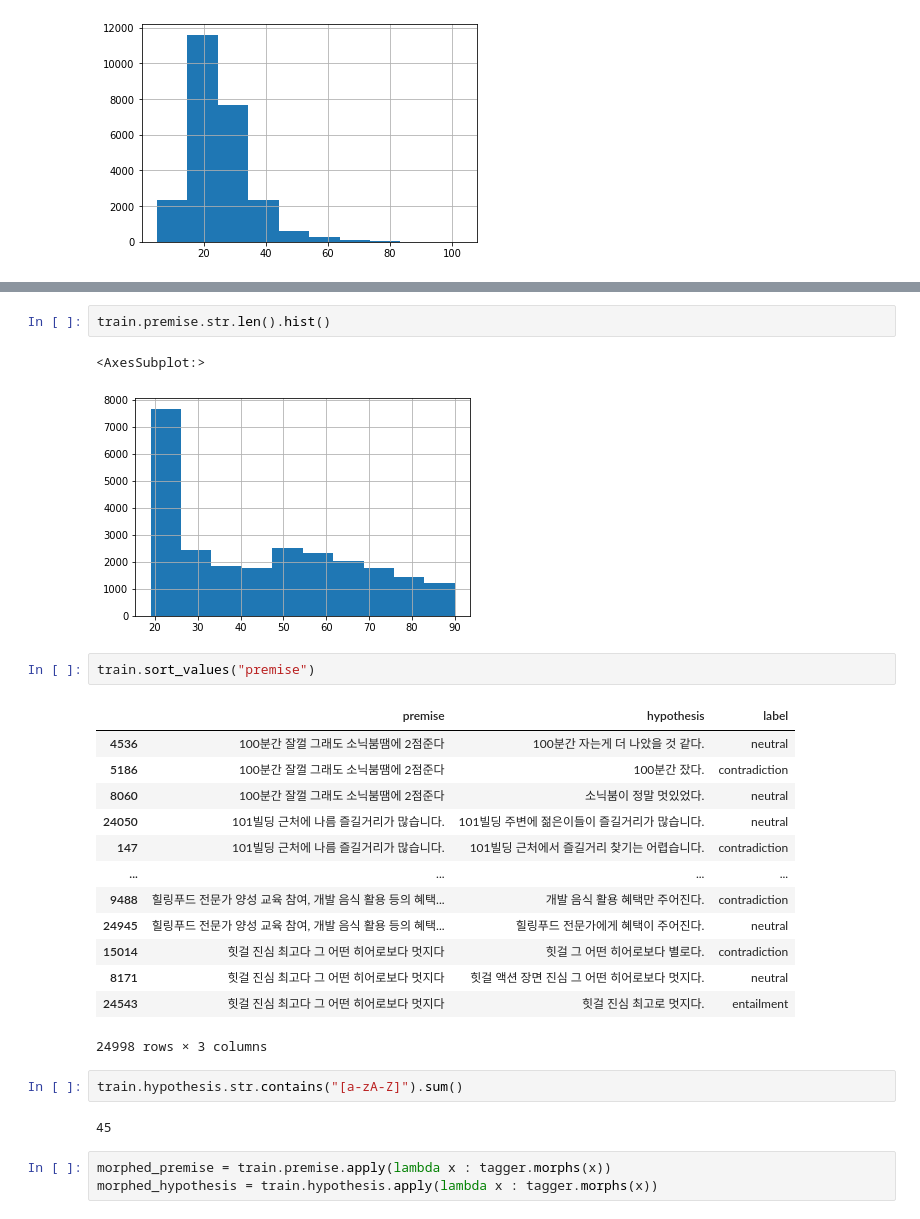
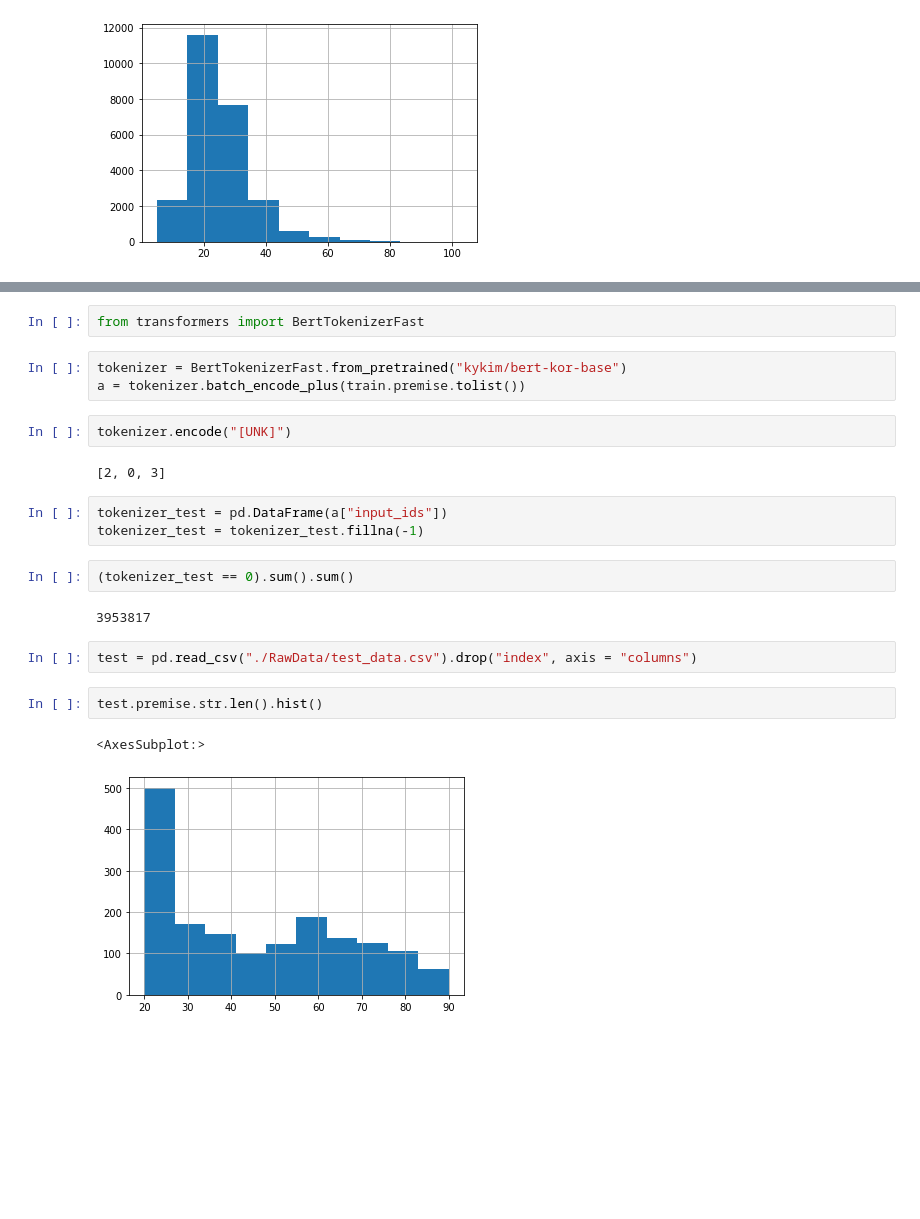
Before and after one commit to jmp0813/NLI, a Jupyter notebook: BERT.ipynb, the cells around one changed output, grey strips where cells are left out. Drawn from its saved outputs; the diff is of its cells as text; blank space fills up the shorter version.

```diff
--- a/BERT.ipynb
+++ b/BERT.ipynb
@@ -46,28 +187,23 @@ train.hypothesis.str.len().hist()
+# %%
+from transformers import BertTokenizerFast
+# %%
+tokenizer = BertTokenizerFast.from_pretrained("kykim/bert-kor-base")
+a = tokenizer.batch_encode_plus(train.premise.tolist())
+# %%
+tokenizer.encode("[UNK]")
+# %% [output]
+[2, 0, 3]
+# %%
+tokenizer_test = pd.DataFrame(a["input_ids"])
+tokenizer_test = tokenizer_test.fillna(-1)
+# %%
+(tokenizer_test == 0).sum().sum()
+# %% [output]
+3953817
+# %%
+test = pd.read_csv("./RawData/test_data.csv").drop("index", axis = "columns")
 # %%
-train.premise.str.len().hist()
+test.premise.str.len().hist()
 # %% [output]
 <AxesSubplot:>
-[figure, old version]
+[figure, new version]
-# %%
-train.sort_values("premise")
-# %% [output]
-|  | premise | hypothesis | label |
-| 4536 | 100분간 잘껄 그래도 소닉붐땜에 2점준다 | 100분간 자는게 더 나았을 것 같다. | neutral |
-| 5186 | 100분간 잘껄 그래도 소닉붐땜에 2점준다 | 100분간 잤다. | contradiction |
-| 8060 | 100분간 잘껄 그래도 소닉붐땜에 2점준다 | 소닉붐이 정말 멋있었다. | neutral |
-| 24050 | 101빌딩 근처에 나름 즐길거리가 많습니다. | 101빌딩 주변에 젊은이들이 즐길거리가 많습니다. | neutral |
-| 147 | 101빌딩 근처에 나름 즐길거리가 많습니다. | 101빌딩 근처에서 즐길거리 찾기는 어렵습니다. | contradiction |
-| ... | ... | ... | ... |
-| 9488 | 힐링푸드 전문가 양성 교육 참여, 개발 음식 활용 등의 혜택... | 개발 음식 활용 혜택만 주어진다. | contradiction |
-| 24945 | 힐링푸드 전문가 양성 교육 참여, 개발 음식 활용 등의 혜택... | 힐링푸드 전문가에게 혜택이 주어진다. | neutral |
-| 15014 | 힛걸 진심 최고다 그 어떤 히어로보다 멋지다 | 힛걸 그 어떤 히어로보다 별로다. | contradiction |
-| 8171 | 힛걸 진심 최고다 그 어떤 히어로보다 멋지다 | 힛걸 액션 장면 진심 그 어떤 히어로보다 멋지다. | neutral |
-| 24543 | 힛걸 진심 최고다 그 어떤 히어로보다 멋지다 | 힛걸 진심 최고로 멋지다. | entailment |
-24998 rows × 3 columns
-# %%
-train.hypothesis.str.contains("[a-zA-Z]").sum()
-# %% [output]
-45
-# %%
-morphed_premise = train.premise.apply(lambda x : tagger.morphs(x))
-morphed_hypothesis = train.hypothesis.apply(lambda x : tagger.morphs(x))
```
Also changed, not shown: parts of 31 cells of this notebook, 5 other files.
